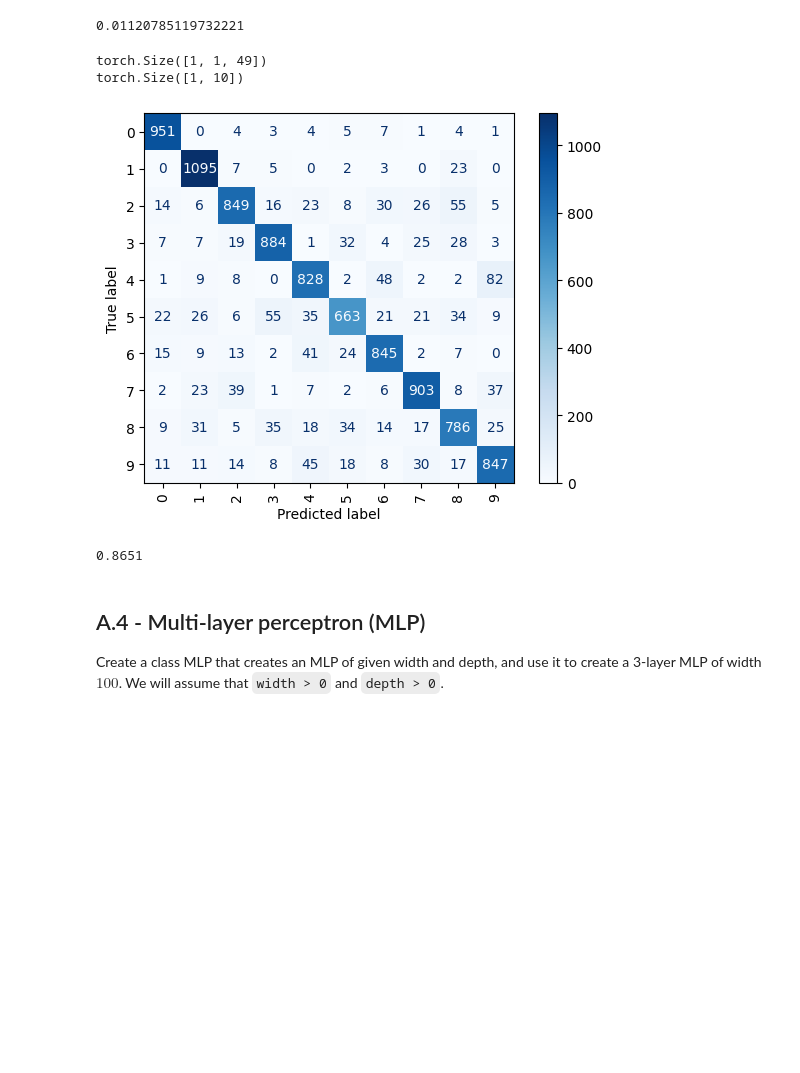
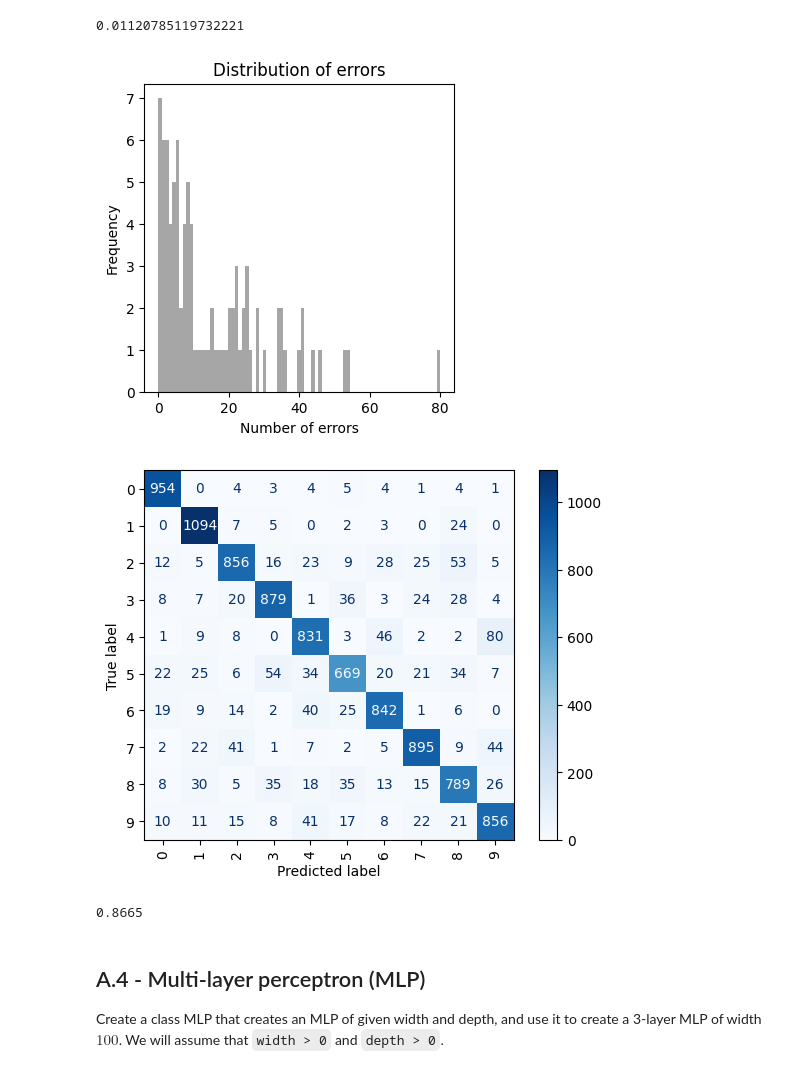
Before and after one commit to PaulToudret/ensae_dl_pw1, a Jupyter notebook: notebook.ipynb, the cells around one changed output. Drawn from its saved outputs; the diff is of its cells as text; code cells hidden in the pictures; blank space fills up the shorter version.

```diff
--- a/notebook.ipynb
+++ b/notebook.ipynb
@@ -340,13 +340,13 @@ def test(
     matrix = confusion_matrix(y_true=y_targets, y_pred=y_pred)
 
     if show_distribution:
-        figure = plt.figure(figsize=(4, 4))
+        plt.figure(figsize=(4, 4))
         list_errors = []
         for i in range(len(matrix)):
             for j in range(len(matrix)):
                 if i != j:
                     list_errors.append((matrix[i][j]))
-        plt.hist(list_errors, bins=max(list_errors) + 1, color='gray', alpha=0.7)
+        plt.hist(list_errors, bins=2*(max(list_errors)//2) + 2, color='gray', alpha=0.7)
         plt.title('Distribution of errors')
         plt.xlabel('Number of errors')
         plt.ylabel('Frequency')
@@ -354,7 +354,6 @@ def test(
 
     if show_matrix:
         disp = ConfusionMatrixDisplay(confusion_matrix=matrix)
-        disp.figure(figsize= (4, 4))
         disp.plot(cmap='Blues', xticks_rotation='vertical')
         plt.show()
 
@@ -400,15 +399,15 @@ Epoch 5/5 - Loss: 0.0112 - 0.2s.
 # %%
 accuracy = test(
     model = nn1,
     test_data=prep_test,
-    show_matrix = True
+    show_matrix = True,
+    show_distribution= True
 )
 print(accuracy)
 # %% [output]
+[figure, new version]
+[figure, added]
-torch.Size([1, 1, 49])
-torch.Size([1, 10])
+0.8665
-[figure, old version]
-0.8651
 # %% [markdown]
 ## A.4 - Multi-layer perceptron (MLP)
 
```
Also changed, not shown: parts of 27 cells of this notebook.
